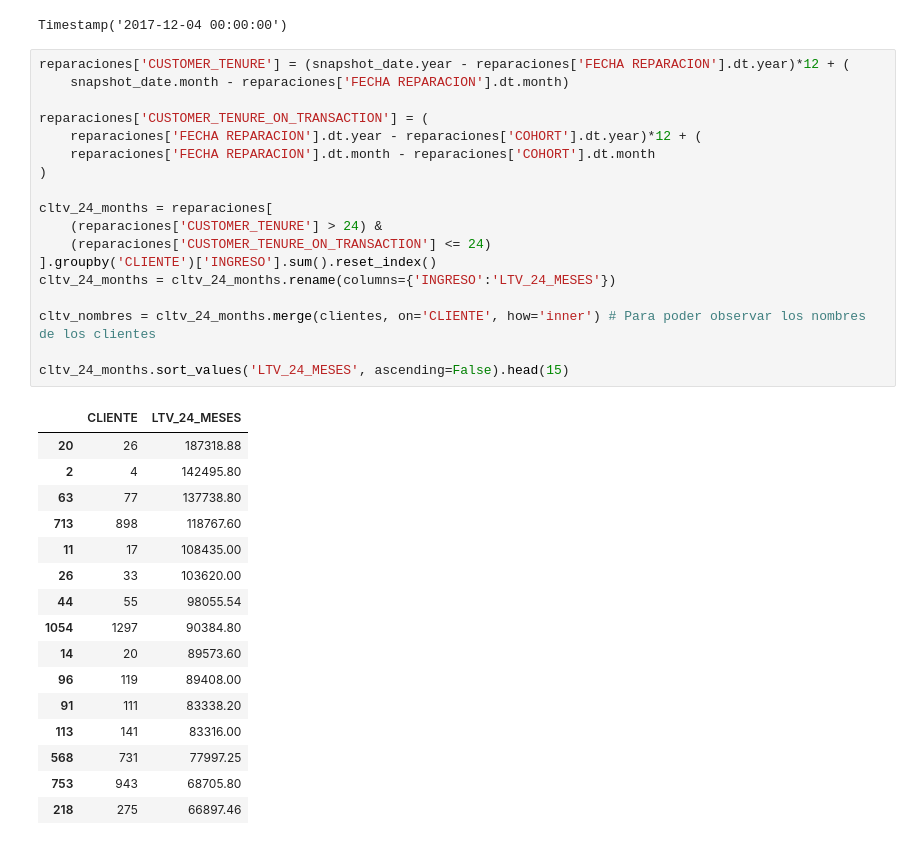
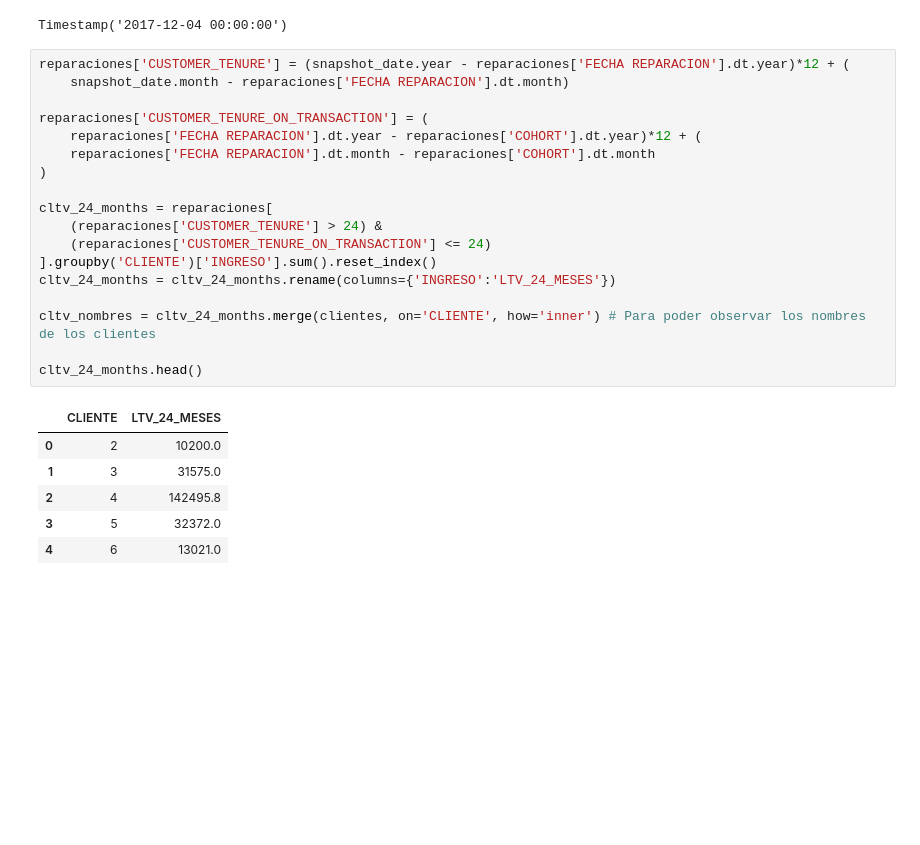
Before and after one commit to luisejdm/Analisis_de_datos_financieros_y_de_diseno_de_indicadores, a Jupyter notebook: Proyecto/Proyecto.ipynb, the cells around one changed output. Drawn from its saved outputs; the diff is of its cells as text; blank space fills up the shorter version.

```diff
--- a/Proyecto/Proyecto.ipynb
+++ b/Proyecto/Proyecto.ipynb
@@ -211,35 +227,25 @@ Timestamp('2017-12-04 00:00:00')
 # %%
 reparaciones['CUSTOMER_TENURE'] = (snapshot_date.year - reparaciones['FECHA REPARACION'].dt.year)*12 + (
     snapshot_date.month - reparaciones['FECHA REPARACION'].dt.month)
 
 reparaciones['CUSTOMER_TENURE_ON_TRANSACTION'] = (
     reparaciones['FECHA REPARACION'].dt.year - reparaciones['COHORT'].dt.year)*12 + (
     reparaciones['FECHA REPARACION'].dt.month - reparaciones['COHORT'].dt.month
 )
 
 cltv_24_months = reparaciones[
     (reparaciones['CUSTOMER_TENURE'] > 24) &
     (reparaciones['CUSTOMER_TENURE_ON_TRANSACTION'] <= 24)
 ].groupby('CLIENTE')['INGRESO'].sum().reset_index()
 cltv_24_months = cltv_24_months.rename(columns={'INGRESO':'LTV_24_MESES'})
 
 cltv_nombres = cltv_24_months.merge(clientes, on='CLIENTE', how='inner') # Para poder observar los nombres de los clientes
 
-cltv_24_months.sort_values('LTV_24_MESES', ascending=False).head(15)
+cltv_24_months.head()
 # %% [output]
 |  | CLIENTE | LTV_24_MESES |
-| 20 | 26 | 187318.88 |
-| 2 | 4 | 142495.80 |
-| 63 | 77 | 137738.80 |
-| 713 | 898 | 118767.60 |
-| 11 | 17 | 108435.00 |
-| 26 | 33 | 103620.00 |
-| 44 | 55 | 98055.54 |
-| 1054 | 1297 | 90384.80 |
-| 14 | 20 | 89573.60 |
-| 96 | 119 | 89408.00 |
-| 91 | 111 | 83338.20 |
-| 113 | 141 | 83316.00 |
-| 568 | 731 | 77997.25 |
-| 753 | 943 | 68705.80 |
-| 218 | 275 | 66897.46 |
+| 0 | 2 | 10200.0 |
+| 1 | 3 | 31575.0 |
+| 2 | 4 | 142495.8 |
+| 3 | 5 | 32372.0 |
+| 4 | 6 | 13021.0 |
```
Also changed, not shown: parts of 23 cells of this notebook, 3 other files.
